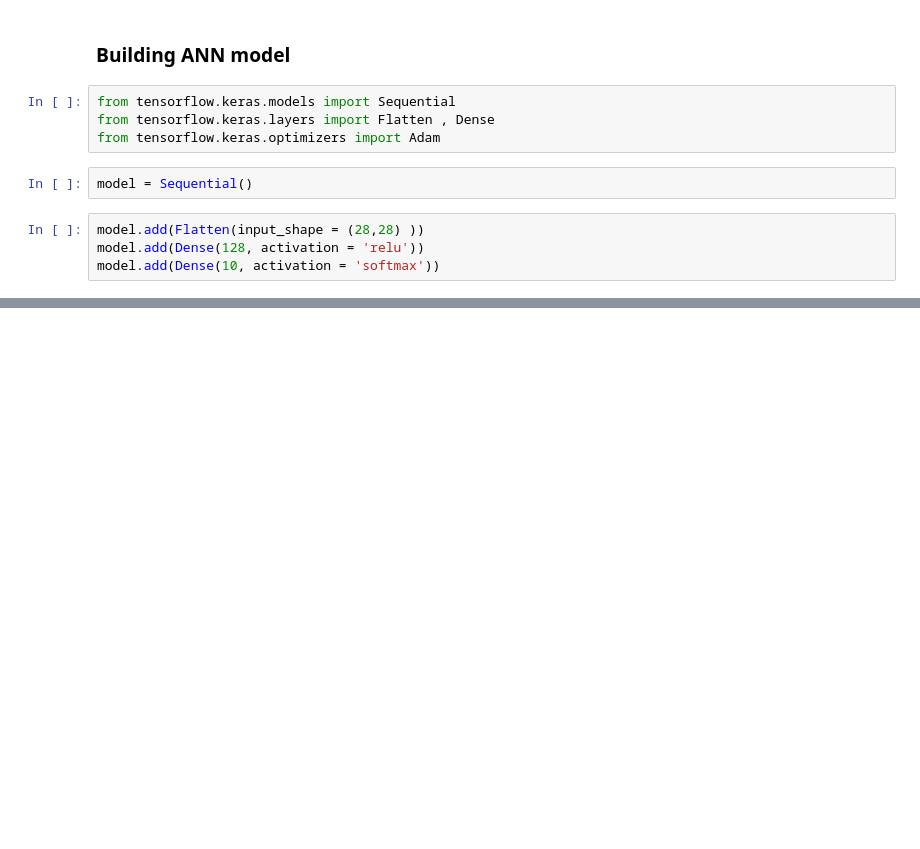
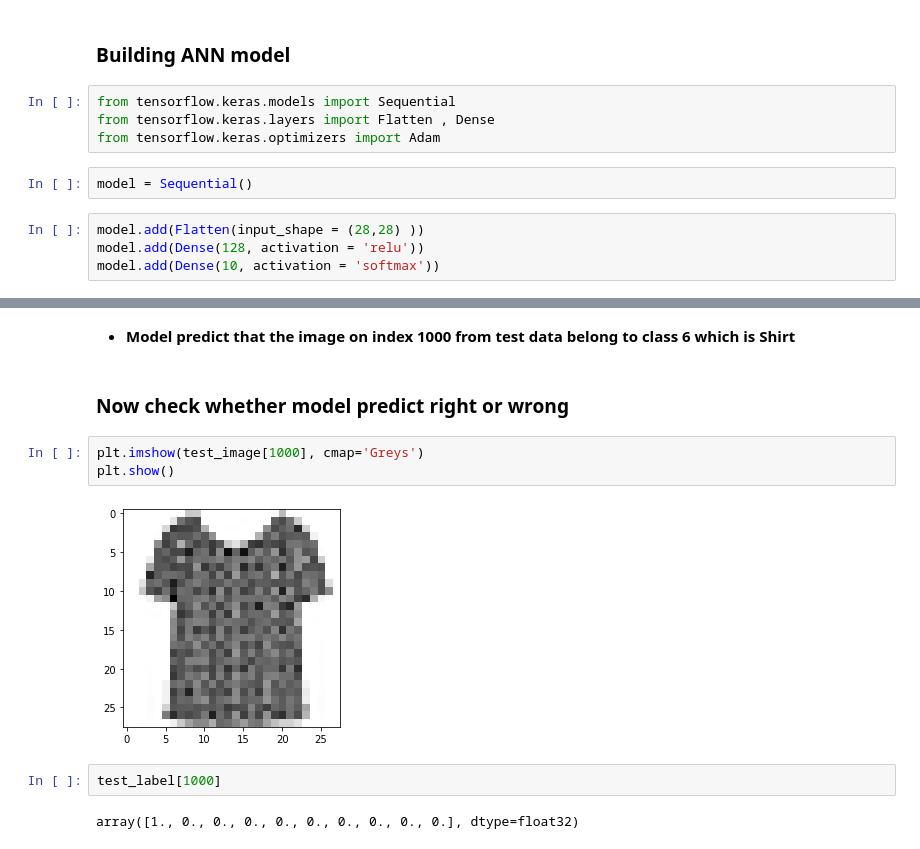
Before and after one commit to Shahrayar123/Python-Projects, a Jupyter notebook: Fashion MNIST/Assignment.ipynb, the cells around one changed output, grey strips where cells are left out. Cells and saved outputs as stored; diff of their text form; blank space fills up the shorter version.

```diff
--- a/Fashion MNIST/Assignment.ipynb
+++ b/Fashion MNIST/Assignment.ipynb
@@ -141,0 +207,13 @@ Epoch 15/15
+# %% [markdown]
+- **Model predict that the image on index 1000 from test data belong to class 6 which is Shirt**
+# %% [markdown]
+### Now check whether model predict right or wrong
+# %%
+plt.imshow(test_image[1000], cmap='Greys')
+plt.show()
+# %% [output]
+[figure, added]
+# %%
+test_label[1000]
+# %% [output]
+array([1., 0., 0., 0., 0., 0., 0., 0., 0., 0.], dtype=float32)
```
Also changed, not shown: parts of 19 cells of this notebook.
